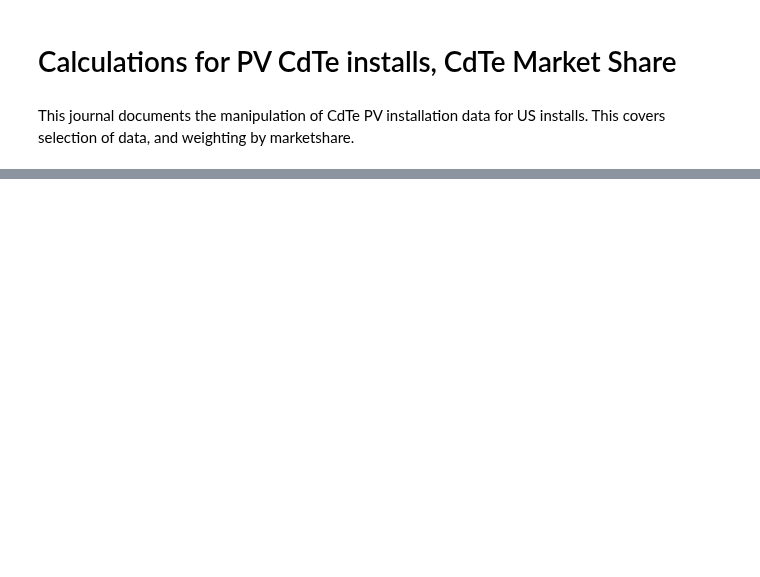
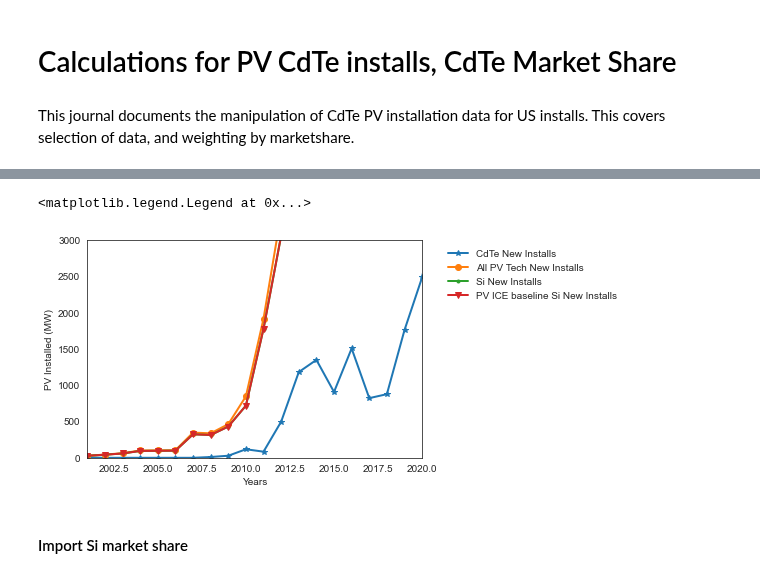
Before and after one commit to NREL/PV_ICE, a Jupyter notebook: docs/tutorials/baseline development documentation/(baseline development) CdTe Installations - US.ipynb, the cells around one changed output, grey strips where cells are left out. Cells and saved outputs as stored; diff of their text form; code cells hidden in the pictures; blank space fills up the shorter version.

```diff
--- a/docs/tutorials/baseline development documentation/(baseline development) CdTe Installations - US.ipynb
+++ b/docs/tutorials/baseline development documentation/(baseline development) CdTe Installations - US.ipynb
@@ -318,0 +107,2 @@ plt.ylabel('Annually Deployed PV [MWdc]')
+# %%
+df_cdte_installs_total_grouped['Total PV US installs (MW)'] = df_us_installs['installed_pv_MW']
@@ -318,0 +129,3 @@ plt.ylabel('Annually Deployed PV [MWdc]')
+# %%
+df_cdte_installs_total_grouped['Market share [%]'] = df_cdte_installs_total_grouped['CdTe New Installs Capacity (MW)']/df_cdte_installs_total_grouped['Total PV US installs (MW)']*100
+df_cdte_installs_total_grouped
@@ -318,0 +152,3 @@ plt.ylabel('Annually Deployed PV [MWdc]')
+# %%
+si_installs_us = pd.read_csv(os.path.join(supportMatfolder,'output_USA_SiPV_installs.csv'), index_col='Year')
+si_installs_us;
@@ -318,0 +184,5 @@ plt.ylabel('Annually Deployed PV [MWdc]')
+# %%
+si_installs_us_baseline = pd.read_csv(os.path.join(baselinesFolder,'baseline_modules_mass_US.csv'), index_col='year')
+si_installs_us_baseline = si_installs_us_baseline.iloc[1: , :]
+si_installs_us_baseline['new_Installed_Capacity_[MW]'] = si_installs_us_baseline['new_Installed_Capacity_[MW]'].astype(float)
+si_installs_us_baseline.info()
@@ -318,0 +207,23 @@ plt.ylabel('Annually Deployed PV [MWdc]')
+# %%
+plt.plot(df_cdte_installs_total_grouped.index,df_cdte_installs_total_grouped['CdTe New Installs Capacity (MW)'],lw=2,marker='*', label='CdTe New Installs')
+plt.plot(df_cdte_installs_total_grouped.index,df_cdte_installs_total_grouped['Total PV US installs (MW)'],lw=2,marker='o', label='All PV Tech New Installs')
+plt.plot(si_installs_us.index,si_installs_us['0'],lw=2,marker='.', label='Si New Installs')
+plt.plot(range(1995, 2051), si_installs_us_baseline['new_Installed_Capacity_[MW]'],lw=2,marker='v', label='PV ICE baseline Si New Installs')
+
+
+# ax = plt.gca()
+# ax.set_ylim([-10, 10^5])
+#plt.yscale('symlog') # This way we can see the zero values
+#plt.ylim(0, 30000)
+plt.ylim(0, 3000)
+plt.xlim(2001, 2020)
+plt.ylabel('PV Installed (MW)')
+plt.xlabel('Years')
+#plt.legend(bbox_to_anchor=(0, 1, 1, 0), loc="lower left")
+plt.legend(frameon=False, bbox_to_anchor=(1.05, 1.0), loc='upper left')
+#plt.plot(df_installs_raw, marker='o')
+# %% [output]
+<matplotlib.legend.Legend at 0x...>
+[figure, added]
+# %% [markdown]
+#### Import Si market share
```
Also changed, not shown: parts of 73 cells of this notebook, 13 other files.
